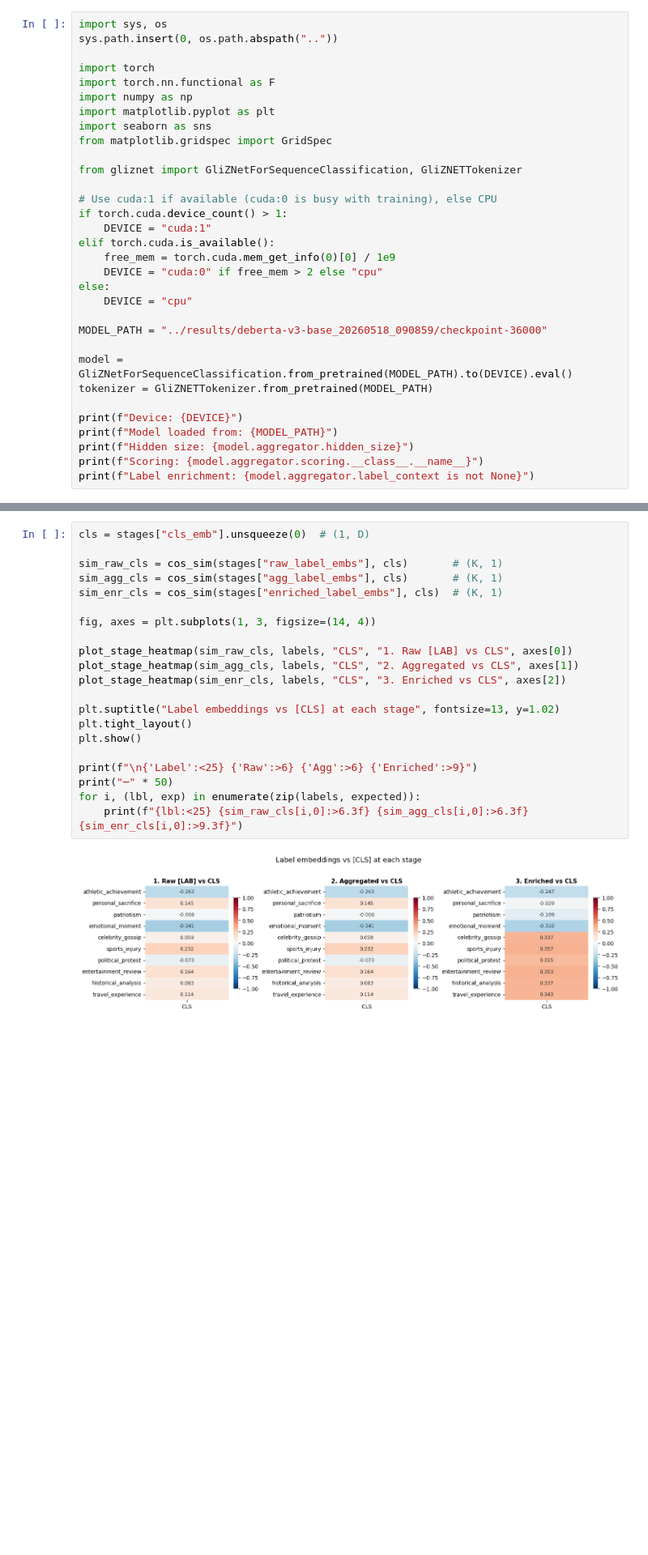
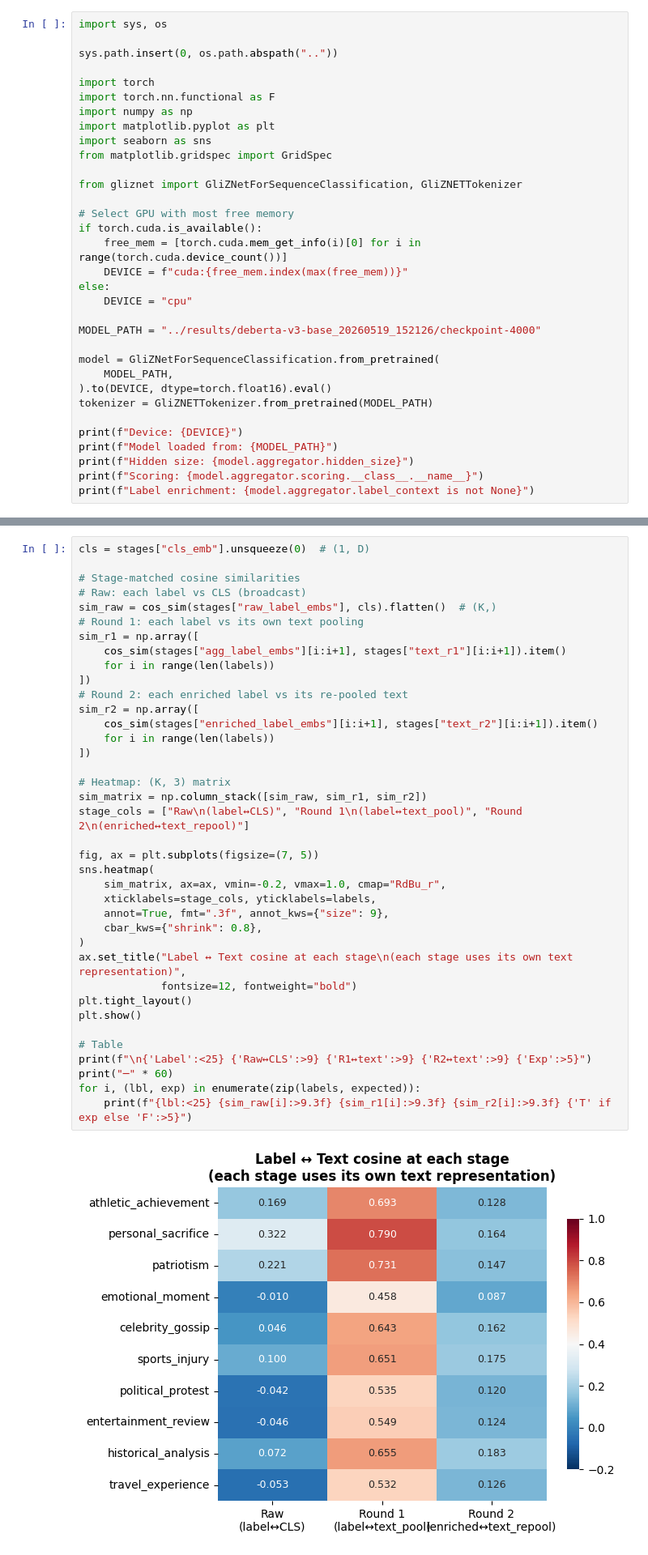
Before and after one commit to KameniAlexNea/zero-shot-classification, a Jupyter notebook: notebooks/ForwardPassVisualization.ipynb, the cells around one changed output, grey strips where cells are left out. Shown at 81% size. Cells and saved outputs as stored; diff of their text form; blank space fills up the shorter version.

```diff
--- a/notebooks/ForwardPassVisualization.ipynb
+++ b/notebooks/ForwardPassVisualization.ipynb
@@ -16,5 +15,6 @@ Step-by-step visualization of how label and text representations evolve through
 # %%
 import sys, os
+
 sys.path.insert(0, os.path.abspath(".."))
 
 import torch
@@ -26,18 +26,18 @@ from matplotlib.gridspec import GridSpec
 
 from gliznet import GliZNetForSequenceClassification, GliZNETTokenizer
 
-# Use cuda:1 if available (cuda:0 is busy with training), else CPU
-if torch.cuda.device_count() > 1:
-    DEVICE = "cuda:1"
-elif torch.cuda.is_available():
-    free_mem = torch.cuda.mem_get_info(0)[0] / 1e9
-    DEVICE = "cuda:0" if free_mem > 2 else "cpu"
+# Select GPU with most free memory
+if torch.cuda.is_available():
+    free_mem = [torch.cuda.mem_get_info(i)[0] for i in range(torch.cuda.device_count())]
+    DEVICE = f"cuda:{free_mem.index(max(free_mem))}"
 else:
     DEVICE = "cpu"
 
-MODEL_PATH = "../results/deberta-v3-base_20260518_090859/checkpoint-36000"
+MODEL_PATH = "../results/deberta-v3-base_20260519_152126/checkpoint-4000"
 
-model = GliZNetForSequenceClassification.from_pretrained(MODEL_PATH).to(DEVICE).eval()
+model = GliZNetForSequenceClassification.from_pretrained(
+    MODEL_PATH,
+).to(DEVICE, dtype=torch.float16).eval()
 tokenizer = GliZNETTokenizer.from_pretrained(MODEL_PATH)
 
 print(f"Device: {DEVICE}")
@@ -211,23 +215,40 @@ Note: CLS captures general text semantics — higher similarity does NOT mean "t
 # %%
 cls = stages["cls_emb"].unsqueeze(0)  # (1, D)
 
-sim_raw_cls = cos_sim(stages["raw_label_embs"], cls)       # (K, 1)
-sim_agg_cls = cos_sim(stages["agg_label_embs"], cls)       # (K, 1)
-sim_enr_cls = cos_sim(stages["enriched_label_embs"], cls)  # (K, 1)
+# Stage-matched cosine similarities
+# Raw: each label vs CLS (broadcast)
+sim_raw = cos_sim(stages["raw_label_embs"], cls).flatten()  # (K,)
+# Round 1: each label vs its own text pooling
+sim_r1 = np.array([
+    cos_sim(stages["agg_label_embs"][i:i+1], stages["text_r1"][i:i+1]).item()
+    for i in range(len(labels))
+])
+# Round 2: each enriched label vs its re-pooled text
+sim_r2 = np.array([
+    cos_sim(stages["enriched_label_embs"][i:i+1], stages["text_r2"][i:i+1]).item()
+    for i in range(len(labels))
+])
 
-fig, axes = plt.subplots(1, 3, figsize=(14, 4))
+# Heatmap: (K, 3) matrix
+sim_matrix = np.column_stack([sim_raw, sim_r1, sim_r2])
+stage_cols = ["Raw\n(label↔CLS)", "Round 1\n(label↔text_pool)", "Round 2\n(enriched↔text_repool)"]
 
-plot_stage_heatmap(sim_raw_cls, labels, "CLS", "1. Raw [LAB] vs CLS", axes[0])
-plot_stage_heatmap(sim_agg_cls, labels, "CLS", "2. Aggregated vs CLS", axes[1])
-plot_stage_heatmap(sim_enr_cls, labels, "CLS", "3. Enriched vs CLS", axes[2])
-
-plt.suptitle("Label embeddings vs [CLS] at each stage", fontsize=13, y=1.02)
+fig, ax = plt.subplots(figsize=(7, 5))
+sns.heatmap(
+    sim_matrix, ax=ax, vmin=-0.2, vmax=1.0, cmap="RdBu_r",
+    xticklabels=stage_cols, yticklabels=labels,
+    annot=True, fmt=".3f", annot_kws={"size": 9},
+    cbar_kws={"shrink": 0.8},
+)
+ax.set_title("Label ↔ Text cosine at each stage\n(each stage uses its own text representation)",
+             fontsize=12, fontweight="bold")
 plt.tight_layout()
 plt.show()
 
-print(f"\n{'Label':<25} {'Raw':>6} {'Agg':>6} {'Enriched':>9}")
-print("─" * 50)
+# Table
+print(f"\n{'Label':<25} {'Raw↔CLS':>9} {'R1↔text':>9} {'R2↔text':>9} {'Exp':>5}")
+print("─" * 60)
 for i, (lbl, exp) in enumerate(zip(labels, expected)):
-    print(f"{lbl:<25} {sim_raw_cls[i,0]:>6.3f} {sim_agg_cls[i,0]:>6.3f} {sim_enr_cls[i,0]:>9.3f}")
+    print(f"{lbl:<25} {sim_raw[i]:>9.3f} {sim_r1[i]:>9.3f} {sim_r2[i]:>9.3f} {'T' if exp else 'F':>5}")
 # %% [output]
-[figure, old version]
+[figure, new version]
```
Also changed, not shown: parts of 14 cells of this notebook, 2 other files.
